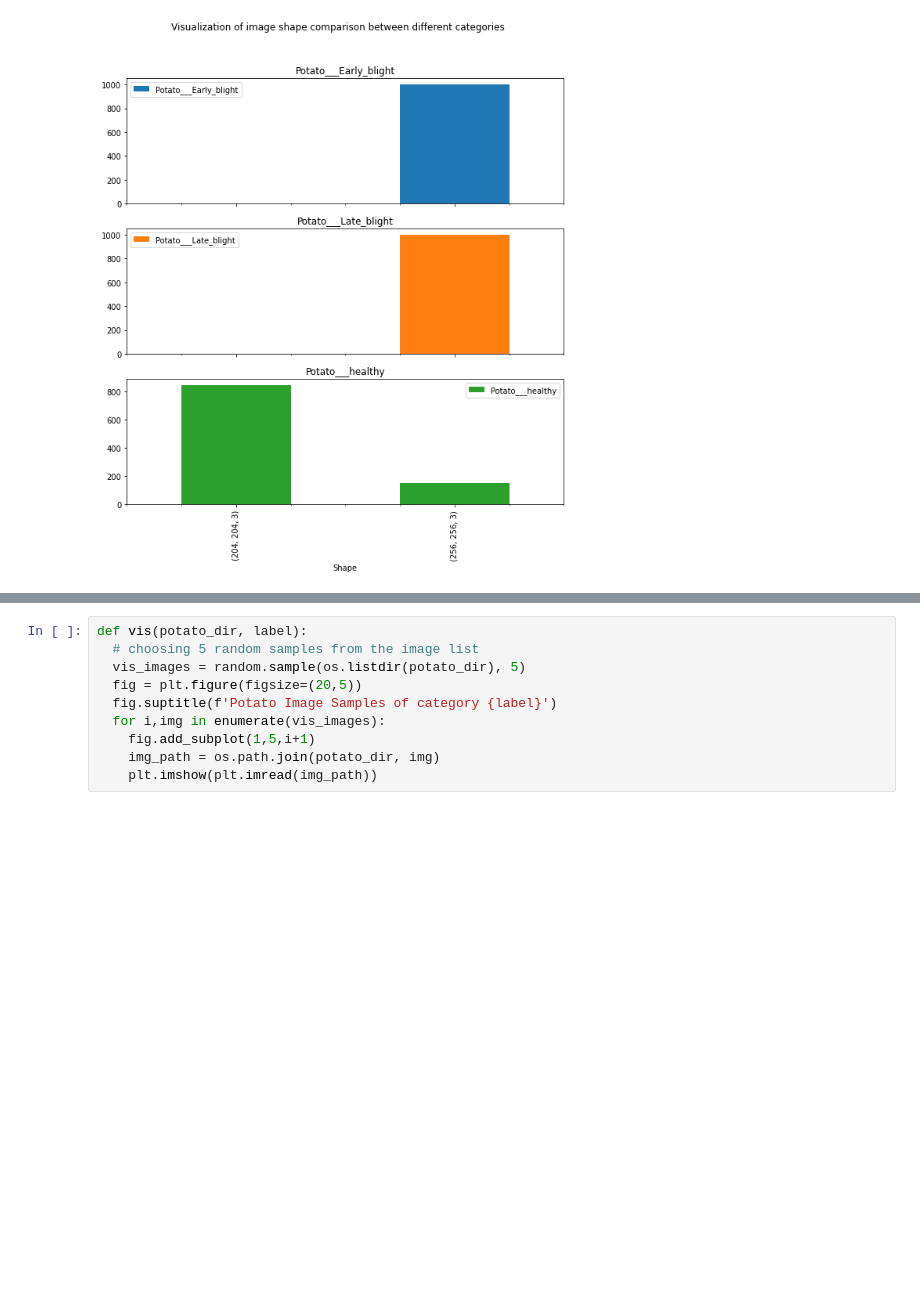
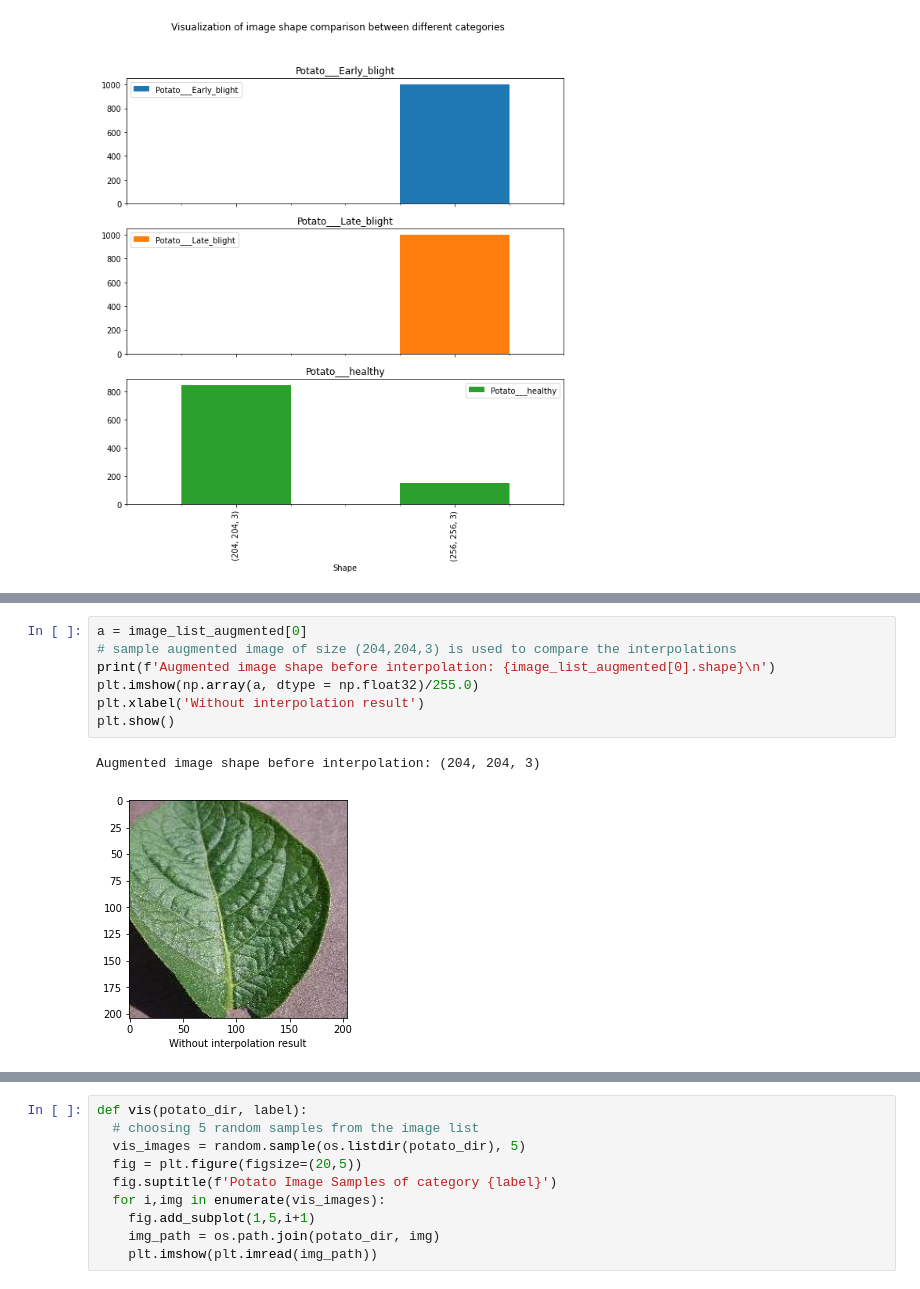
Before and after one commit to sayan0506/Agriculture-project-notes-and-references, a Jupyter notebook: Potato_Leaf_Classifer.ipynb, the cells around one changed output, grey strips where cells are left out. Drawn from its saved outputs; the diff is of its cells as text; blank space fills up the shorter version.

```diff
--- a/Potato_Leaf_Classifer.ipynb
+++ b/Potato_Leaf_Classifer.ipynb
@@ -345,0 +368,10 @@ dtype: int64
+# %%
+a = image_list_augmented[0]
+# sample augmented image of size (204,204,3) is used to compare the interpolations
+print(f'Augmented image shape before interpolation: {image_list_augmented[0].shape}\n')
+plt.imshow(np.array(a, dtype = np.float32)/255.0)
+plt.xlabel('Without interpolation result')
+plt.show()
+# %% [output]
+Augmented image shape before interpolation: (204, 204, 3)
+[figure, added]
```
Also changed, not shown: parts of 20 cells of this notebook.
